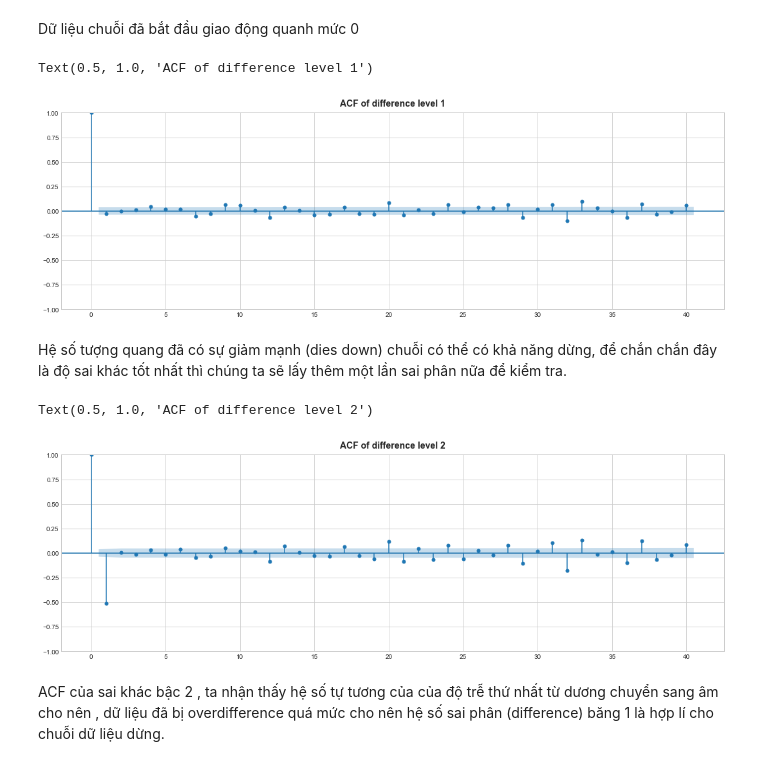
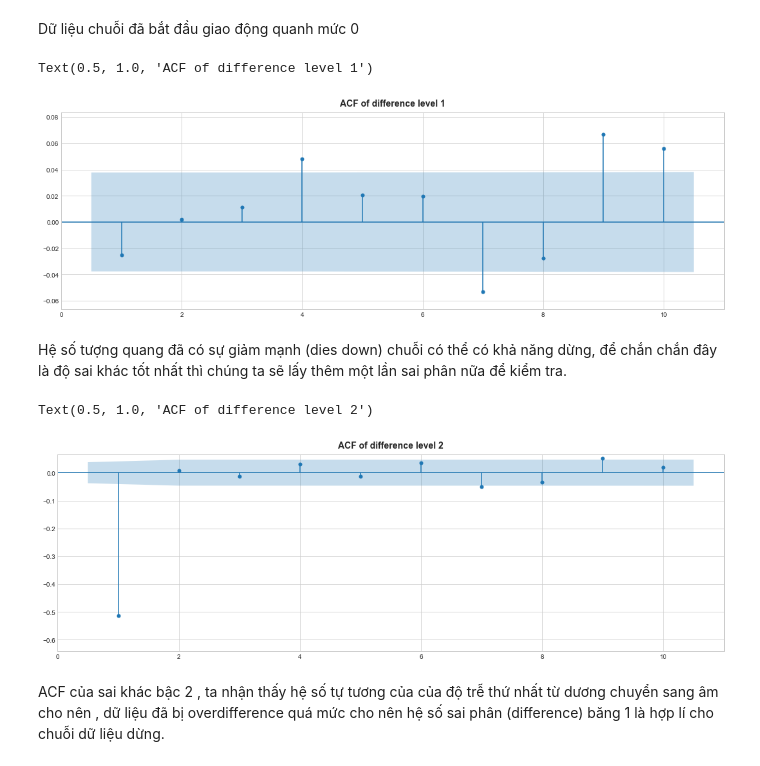
Before and after one commit to NgCuHs3/Bitcoin-Prediction-ARIMA, a Jupyter notebook: Data-Statationary.ipynb, the cells around one changed output. Drawn from its saved outputs; the diff is of its cells as text; code cells hidden in the pictures.

```diff
--- a/Data-Statationary.ipynb
+++ b/Data-Statationary.ipynb
@@ -78,22 +75,22 @@ cache=plt.title("Hiệu của giá BTC")
 Dữ liệu chuỗi đã bắt đầu giao động quanh mức 0
 # %%
 fig, ax = plt.subplots(figsize=(15, 5))
-chart = plot_acf(train_df['price_diff_1'],lags=40,ax=ax)
+chart = plot_acf(train_df['price_diff_1'],lags=range(1,11),ax=ax,auto_ylims=True)
 plt.title("ACF of difference level 1")
 # %% [output]
 Text(0.5, 1.0, 'ACF of difference level 1')
-[figure, old version]
+[figure, new version]
 # %% [markdown]
 Hệ số tượng quang đã có sự giảm mạnh (dies down) chuỗi có thể có khả năng dừng, để chắn chắn đây là độ sai khác
 tốt nhất thì chúng ta sẽ lấy thêm một lần sai phân nữa để kiểm tra.
 # %%
 
 fig, ax = plt.subplots(figsize=(15, 5))
-chart = plot_acf(train_df['price_diff_1'].diff().dropna(),lags=40,ax=ax)
+chart = plot_acf(train_df['price_diff_1'].diff().dropna(),lags=range(1,11),ax=ax,auto_ylims=True)
 plt.title("ACF of difference level 2")
 # %% [output]
 Text(0.5, 1.0, 'ACF of difference level 2')
-[figure, old version]
+[figure, new version]
 # %% [markdown]
 ACF của sai khác bậc 2 , ta nhận thấy hệ số tự tương của của độ trễ thứ nhất từ dương chuyển sang âm cho nên , dữ liệu đã bị
 overdifference quá mức cho nên hệ số sai phân (difference) băng 1 là hợp lí cho chuỗi dữ liệu dừng.
```
Also changed, not shown: parts of 1 cell of this notebook, 4 other files.
